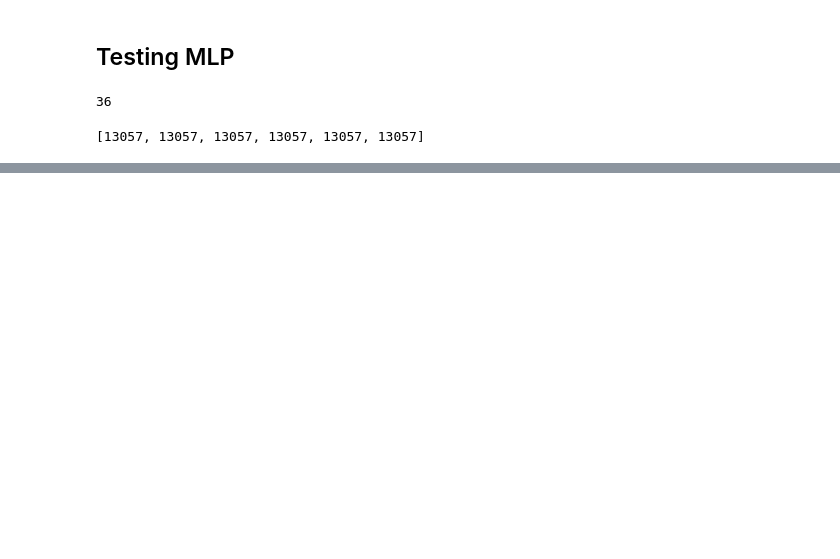
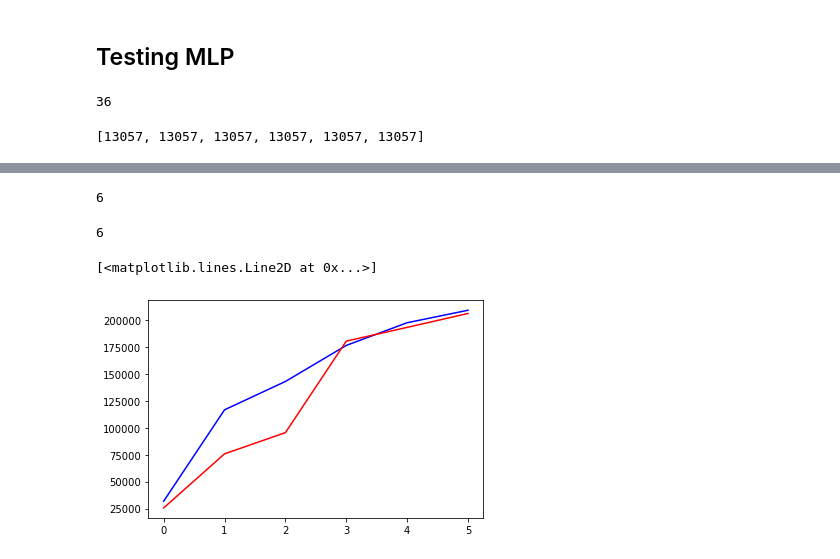
Before and after one commit to RSCJacksonLab/nk-ml, a Jupyter notebook: notebooks/MLP_testting.ipynb, the cells around one changed output, grey strips where cells are left out. Drawn from its saved outputs; the diff is of its cells as text; code cells hidden in the pictures; blank space fills up the shorter version.

```diff
--- a/notebooks/MLP_testting.ipynb
+++ b/notebooks/MLP_testting.ipynb
@@ -183,4 +171,4 @@ knn_landscapes = [kneighbors_graph(landscapes_flat[i], n_neighbors=knn_k) for i
 # %%
-knn_mlp_layers = [kneighbors_graph(layer_outputs_np[i], n_neighbors=knn_k) for i in range(len(layer_outputs_np))]
+knn_mlp_layers = [kneighbors_graph(layer_outputs_np[i], n_neighbors=knn_k, n_jobs=-1) for i in range(len(layer_outputs_np))]
 # %%
 landscape_y = [i.fitnesses.reshape(-1,1) for i in LANDSCAPES]
@@ -192,0 +175,52 @@ in Networkx 3.0. Use `from_scipy_sparse_array` instead.
+# %%
+def adjacency_to_diag_laplacian(A):
+    """
+    Calculates degree and laplacian matrices from an adjacency matrix.
+
+    Args:
+        A (scipy sparse matrix): adjacency of graph
+    Returns:
+        D (scipy sparse matrix): degree matrix of graph
+        L (scipy sparse matrix) : laplacian matrix of graph
+    """
+    degrees = A.sum(axis=1).A1
+    D = diags(degrees, format='csr')
+    L = D-A
+
+
+    return D, L
+
+def sparse_dirichlet(L, f):
+    """
+    Calculates the Dirichlet energy of a signal f over a graph.
+
+    Args:
+    L (scipy sparse matrix): graph laplacian
+    f (np array): signal over graph
+    """
+
+    f = f.astype('float64')
+    Lf  = L.dot(f)
+    f_T = f.T
+    fLf = f_T.dot(Lf)
+    return fLf.item()
+# %%
+knn_landscapes_laplacians = [adjacency_to_diag_laplacian(i)[-1] for i in knn_landscapes]
+knn_ml_layers_laplacians = [adjacency_to_diag_laplacian(i)[-1] for i in knn_mlp_layers]
+# %%
+len(knn_ml_layers_laplacians)
+# %% [output]
+6
+# %%
+len(knn_landscapes_laplacians)
+# %% [output]
+6
+# %%
+knn_landscapes_dirichlets = [sparse_dirichlet(knn_landscapes_laplacians[i], landscape_y[i]) for i in range(len(knn_landscapes_laplacians))]
+knn_ml_layers_dirichlets = [sparse_dirichlet(knn_ml_layers_laplacians[i], landscape_y[i]) for i in range(len(knn_ml_layers_laplacians))]
+# %%
+plt.plot(knn_landscapes_dirichlets, color='b')
+plt.plot(knn_ml_layers_dirichlets, color='r')
+# %% [output]
+[<matplotlib.lines.Line2D at 0x...>]
+[figure, added]
```
Also changed, not shown: parts of 14 cells of this notebook, 29 other files.
